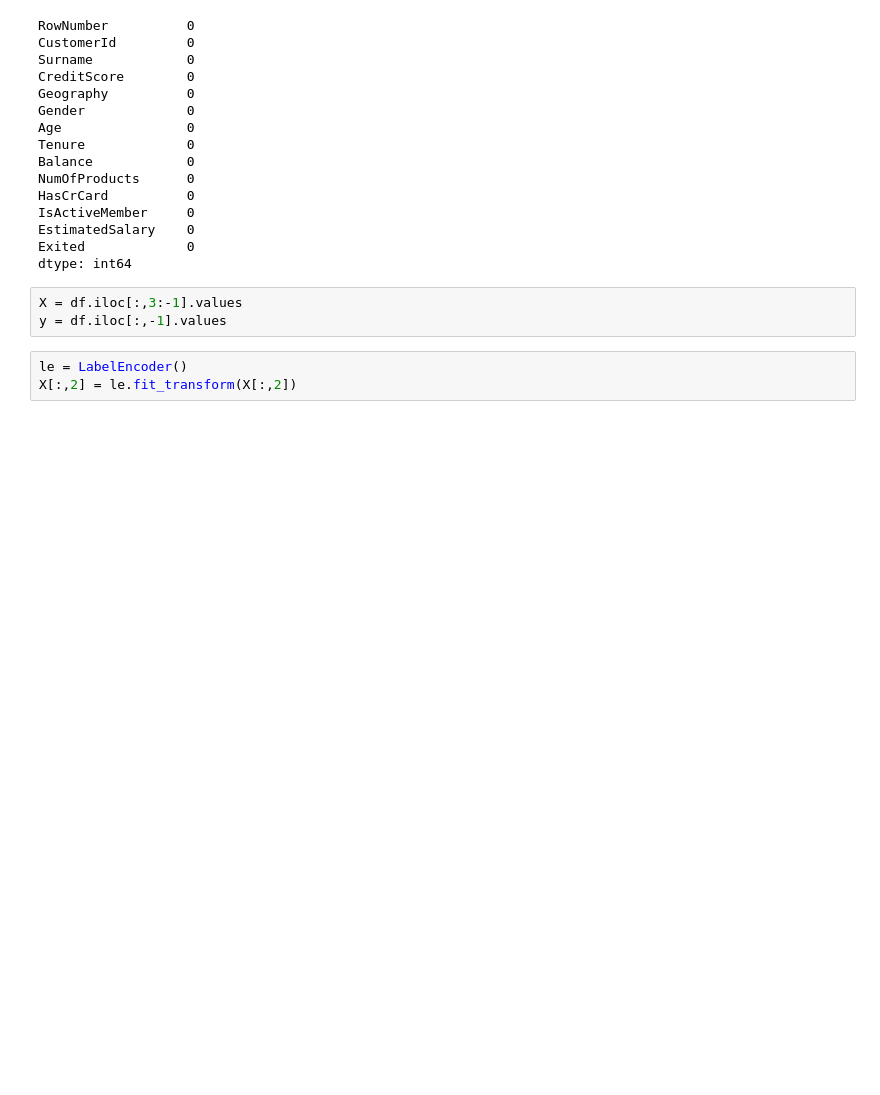
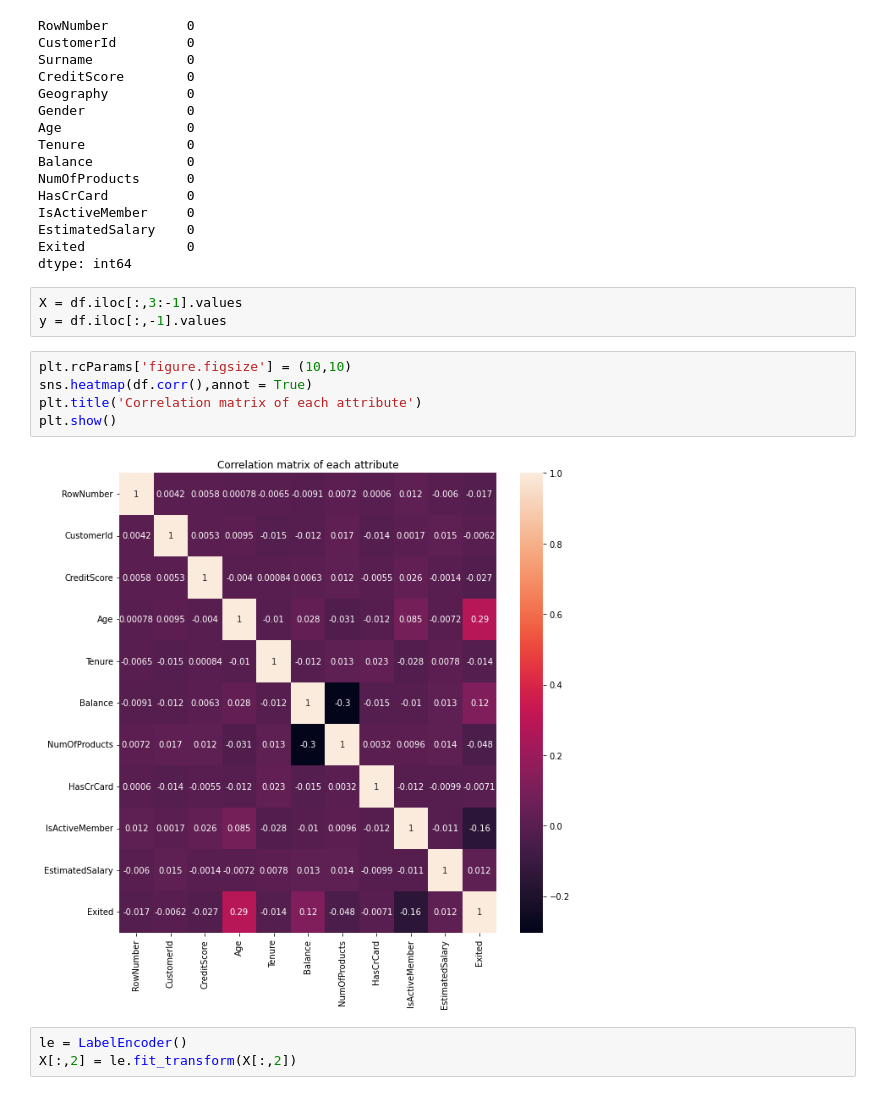
Before and after one commit to earo12/Case-Study-ANN, a Jupyter notebook: ANN_Case_Study.ipynb, the cells around one changed output. Drawn from its saved outputs; the diff is of its cells as text; blank space fills up the shorter version.

Commit message:
Added heatmap

```diff
--- a/ANN_Case_Study.ipynb
+++ b/ANN_Case_Study.ipynb
@@ -41,6 +45,13 @@ dtype: int64
 # %%
 X = df.iloc[:,3:-1].values
 y = df.iloc[:,-1].values
+# %%
+plt.rcParams['figure.figsize'] = (10,10)
+sns.heatmap(df.corr(),annot = True)
+plt.title('Correlation matrix of each attribute')
+plt.show()
+# %% [output]
+[figure, added]
 # %%
 le = LabelEncoder()
 X[:,2] = le.fit_transform(X[:,2])
```
Also changed, not shown: parts of 1 cell of this notebook.
